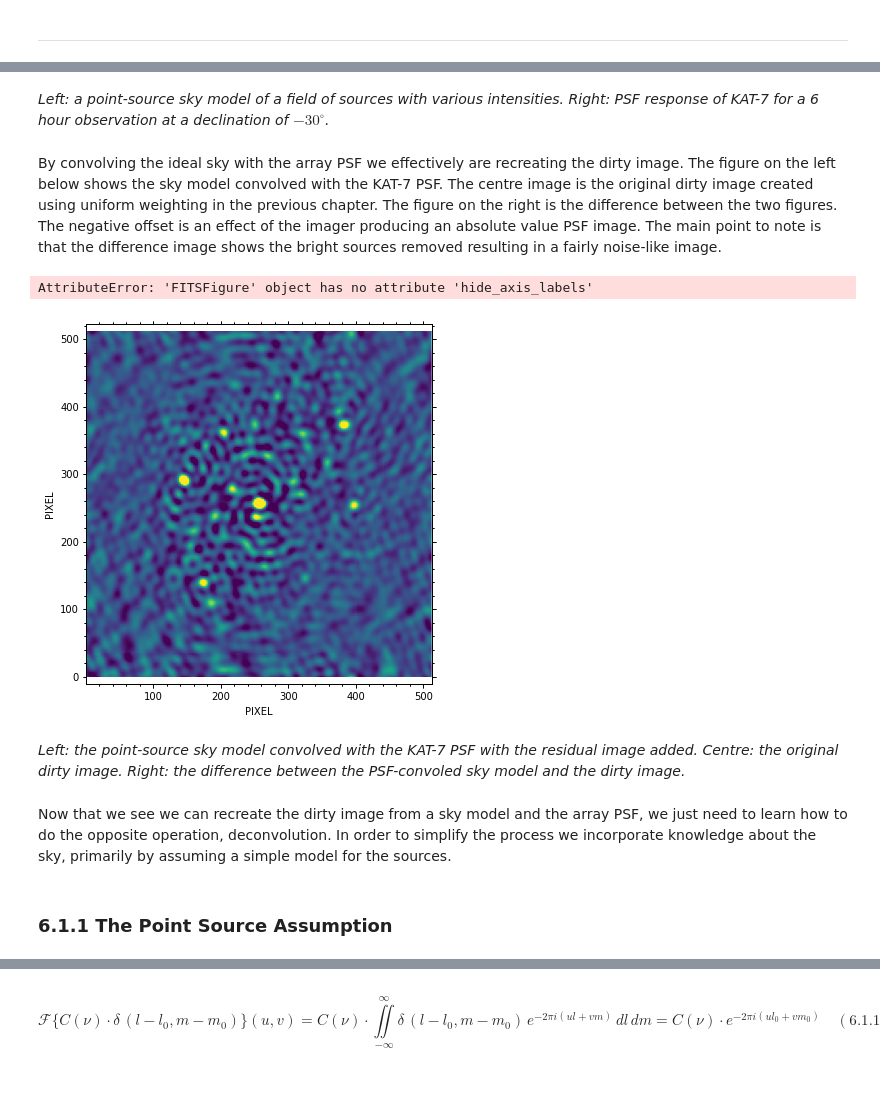
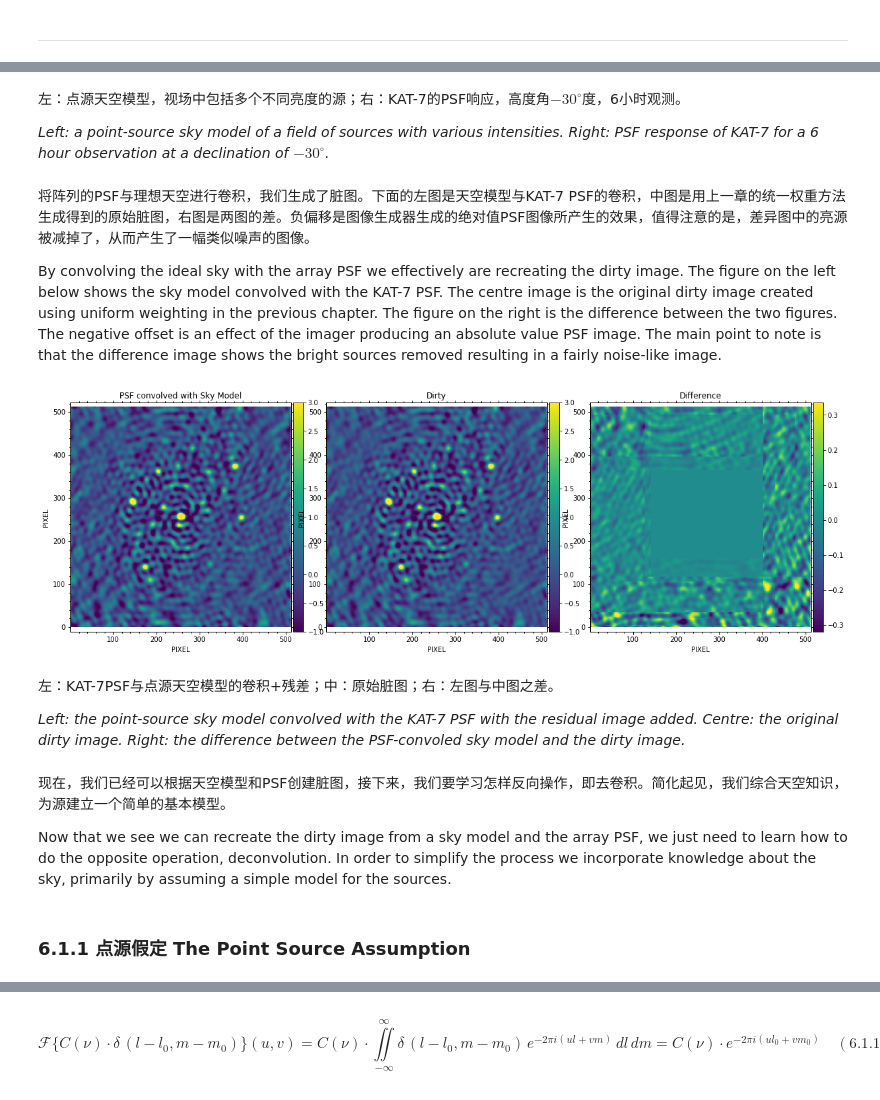
Before and after one commit to astronomical-data-processing/fundamentals_of_interferometry_chinese, a Jupyter notebook: 6_Deconvolution/6_1_sky_models.ipynb, the cells around one changed output, grey strips where cells are left out. Drawn from its saved outputs; the diff is of its cells as text; code cells hidden in the pictures.

```diff
--- a/6_Deconvolution/6_1_sky_models.ipynb
+++ b/6_Deconvolution/6_1_sky_models.ipynb
@@ -66,6 +72,10 @@ fig.canvas.draw()
 # %% [markdown]
+左：点源天空模型，视场中包括多个不同亮度的源；右：KAT-7的PSF响应，高度角$-30^{\circ}$度，6小时观测。
+
 *Left: a point-source sky model of a field of sources with various intensities. Right: PSF response of KAT-7 for a 6 hour observation at a declination of $-30^{\circ}$.*
 # %% [markdown]
+将阵列的PSF与理想天空进行卷积，我们生成了脏图。下面的左图是天空模型与KAT-7 PSF的卷积，中图是用上一章的统一权重方法生成得到的原始脏图，右图是两图的差。负偏移是图像生成器生成的绝对值PSF图像所产生的效果，值得注意的是，差异图中的亮源被减掉了，从而产生了一幅类似噪声的图像。
+
 By convolving the ideal sky with the array PSF we effectively are recreating the dirty image. The figure on the left below shows the sky model convolved with the KAT-7 PSF. The centre image is the original dirty image created using uniform weighting in the previous chapter. The figure on the right is the difference between the two figures. The negative offset is an effect of the imager producing an absolute value PSF image. The main point to note is that the difference image shows the bright sources removed resulting in a fairly noise-like image.
 # %%
 fig = plt.figure(figsize=(16, 5))
@@ -75,45 +85,49 @@ skyModel = fh[0].data
 fh = fits.open('../data/fits/deconv/KAT-7_6h60s_dec-30_10MHz_10chans_uniform_n100-psf.fits')
 psf = fh[0].data
 fh = fits.open('../data/fits/deconv/KAT-7_6h60s_dec-30_10MHz_10chans_uniform_n100-dirty.fits')
 dirtyImg = fh[0].data
 fh = fits.open('../data/fits/deconv/KAT-7_6h60s_dec-30_10MHz_10chans_uniform_n100-residual.fits')
 residualImg = fh[0].data
 
 #convolve the sky model with the PSF
 sampFunc = np.fft.fft2(psf) #sampling function
 skyModelVis = np.fft.fft2(skyModel) #sky model visibilities
 sampModelVis = sampFunc * skyModelVis #sampled sky model visibilities
 convImg = np.fft.fftshift(np.fft.ifft2(sampModelVis)).real + residualImg #sky model convolved with PSF
 
+
 gc1 = aplpy.FITSFigure(convImg, figure=fig, subplot=[0,0.0,0.30,1])
 gc1.show_colorscale(vmin=-1., vmax=3.0, cmap='viridis')
-gc1.hide_axis_labels()
-gc1.hide_tick_labels()
+#gc1.hide_axis_labels()
+#gc1.hide_tick_labels()
 plt.title('PSF convolved with Sky Model')
 gc1.add_colorbar()
 
 gc2 = aplpy.FITSFigure(dirtyImg, figure=fig, subplot=[0.33,0.0,0.30,1])
 gc2.show_colorscale(vmin=-1., vmax=3.0, cmap='viridis')
-gc2.hide_axis_labels()
-gc2.hide_tick_labels()
+#gc2.hide_axis_labels()
+#gc2.hide_tick_labels()
 plt.title('Dirty')
 gc2.add_colorbar()
 
 gc3 = aplpy.FITSFigure(dirtyImg - convImg, figure=fig, subplot=[0.67,0.0,0.30,1])
 gc3.show_colorscale(cmap='viridis')
-gc3.hide_axis_labels()
-gc3.hide_tick_labels()
+#gc3.hide_axis_labels()
+#gc3.hide_tick_labels()
 plt.title('Difference')
 gc3.add_colorbar()
 
 fig.canvas.draw()
 # %% [output]
-AttributeError: 'FITSFigure' object has no attribute 'hide_axis_labels'
-[figure, old version]
+[figure, new version]
 # %% [markdown]
+左：KAT-7PSF与点源天空模型的卷积+残差；中：原始脏图；右：左图与中图之差。
+
 *Left: the point-source sky model convolved with the KAT-7 PSF with the residual image added. Centre: the original dirty image. Right: the difference between the PSF-convoled sky model and the dirty image.*
 # %% [markdown]
+现在，我们已经可以根据天空模型和PSF创建脏图，接下来，我们要学习怎样反向操作，即去卷积。简化起见，我们综合天空知识，为源建立一个简单的基本模型。
+
 Now that we see we can recreate the dirty image from a sky model and the array PSF, we just need to learn how to do the opposite operation, deconvolution. In order to simplify the process we incorporate knowledge about the sky, primarily by assuming a simple model for the sources.
 # %% [markdown]
-### 6.1.1 The Point Source Assumption
+### 6.1.1 点源假定 The Point Source Assumption
 # %% [markdown]
```
Also changed, not shown: parts of 14 cells of this notebook, 14 other files.
